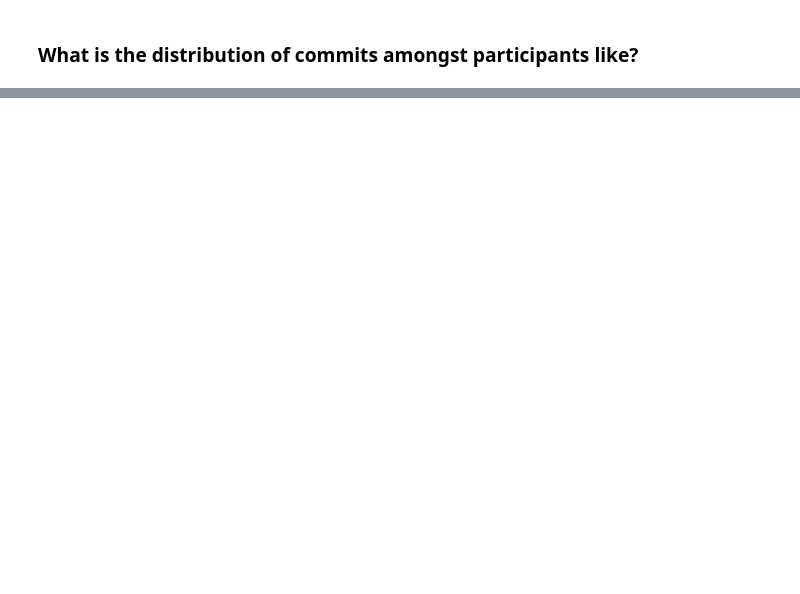
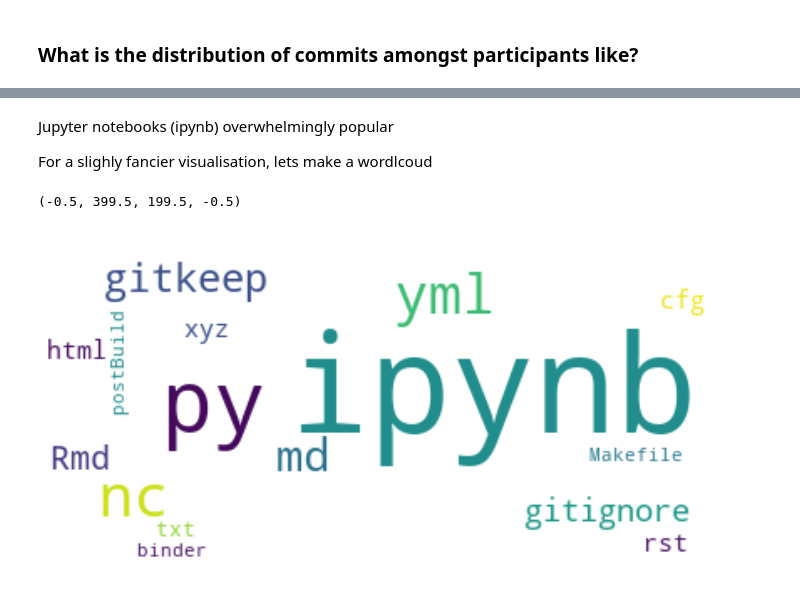
Before and after one commit to callumrollo/github-scraper, a Jupyter notebook: ohw_analysis.ipynb, the cells around one changed output, grey strips where cells are left out. Drawn from its saved outputs; the diff is of its cells as text; code cells hidden in the pictures; blank space fills up the shorter version.

```diff
--- a/ohw_analysis.ipynb
+++ b/ohw_analysis.ipynb
@@ -105,0 +147,18 @@ ax.set(xticks=[], ylabel='Number of commits per participant');
+# %% [markdown]
+Jupyter notebooks (ipynb) overwhelmingly popular
+
+For a slighly fancier visualisation, lets make a wordlcoud
+# %%
+stopwords = set(STOPWORDS)
+
+wc = WordCloud(background_color="white", max_words=16,collocations=False,
+               stopwords=stopwords, contour_width=3, contour_color='steelblue')
+
+wordcloud = wc.generate(extensions_no_commas)
+# %%
+fig, ax = plt.subplots(figsize=(12,8))
+ax.imshow(wordcloud, interpolation='bilinear')
+ax.axis("off")
+# %% [output]
+(-0.5, 399.5, 199.5, -0.5)
+[figure, added]
```
Also changed, not shown: parts of 16 cells of this notebook, 1 other file.
